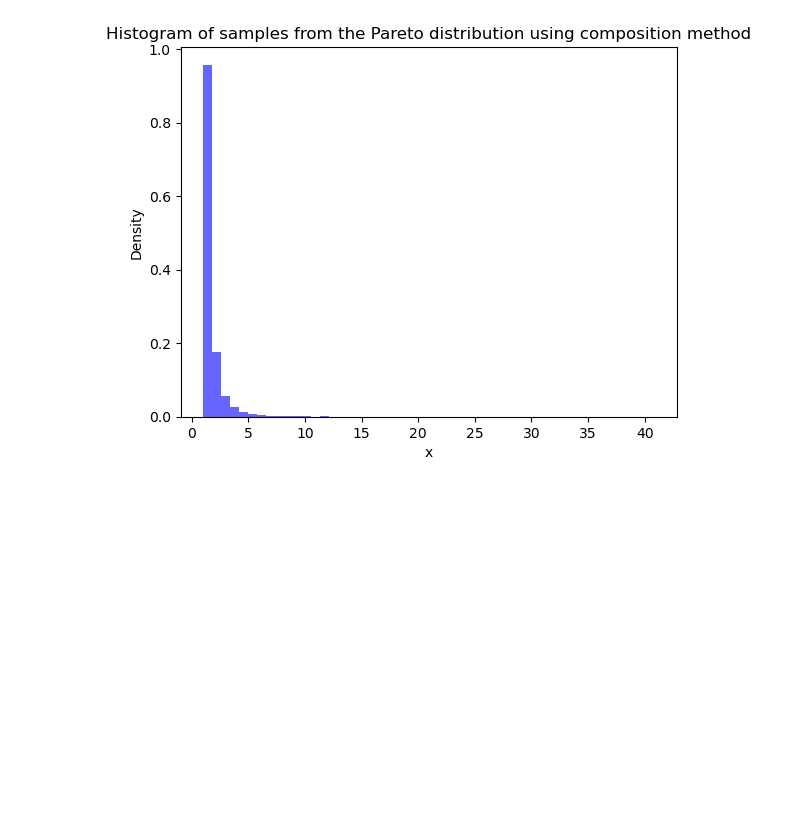
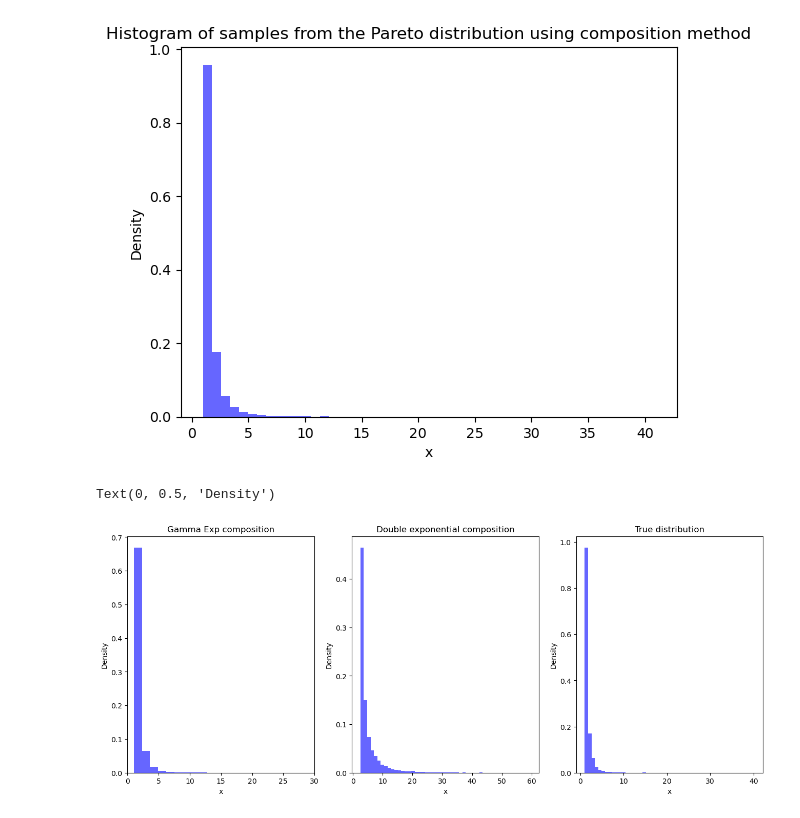
Before and after one commit to Fuglede30/Stokastisk_sim_2, a Jupyter notebook: 3_ContinuousRandomVar.ipynb, the cells around one changed output. Saved outputs shown, nothing was run; the diff lists cells and outputs as text; code cells hidden in the pictures; blank space fills up the shorter version.

```diff
--- a/3_ContinuousRandomVar.ipynb
+++ b/3_ContinuousRandomVar.ipynb
@@ -250,3 +250,57 @@ plt.ylabel('Density')
 plt.show()
 # %% [output]
 [figure]
+# %%
+def pareto_Gamma_exp(k, B, n_samples):
+
+    Y = np.random.gamma(k,1,size=n_samples)
+
+    X = np.random.exponential(1,size=n_samples)
+
+    samples = B * (1+(X/Y))
+
+    return samples
+
+def pareto_exp(k, B, n_samples):
+
+    o = np.random.exponential(k,size=n_samples)
+
+    n = np.random.exponential(o)
+
+    samples = k*np.ones(n_samples) + n
+
+    return samples
+# Parameters
+k = 2.5
+B = 1.0
+n_samples = 10000
+
+figure, axis = plt.subplots(1, 3,figsize=(16, 6))
+
+Sample_pareto_k2
+
+samples = pareto_Gamma_exp(k, B, n_samples)
+axis[0].hist(samples, bins=50, density=True, alpha=0.6, color='b')
+axis[0].set_title('Gamma Exp composition')
+axis[0].set_xlabel('x')
+axis[0].set_xlim([0,30])
+axis[0].set_ylabel('Density')
+
+
+samples = pareto_exp(k, B, n_samples)
+axis[1].hist(samples, bins=50, density=True, alpha=0.6, color='b')
+axis[1].set_title('Double exponential composition')
+axis[1].set_xlabel('x')
+axis[0].set_xlim([0,30])
+axis[1].set_ylabel('Density')
+
+
+samples = pareto_Gamma_exp(k, B, n_samples)
+axis[2].hist(Sample_pareto_k2, bins=50, density=True, alpha=0.6, color='b')
+axis[2].set_title('True distribution')
+axis[2].set_xlabel('x')
+axis[0].set_xlim([0,30])
+axis[2].set_ylabel('Density')
+# %% [output]
+Text(0, 0.5, 'Density')
+[figure, added]
```
Also changed, not shown: parts of 1 cell of this notebook, 5 other files.
